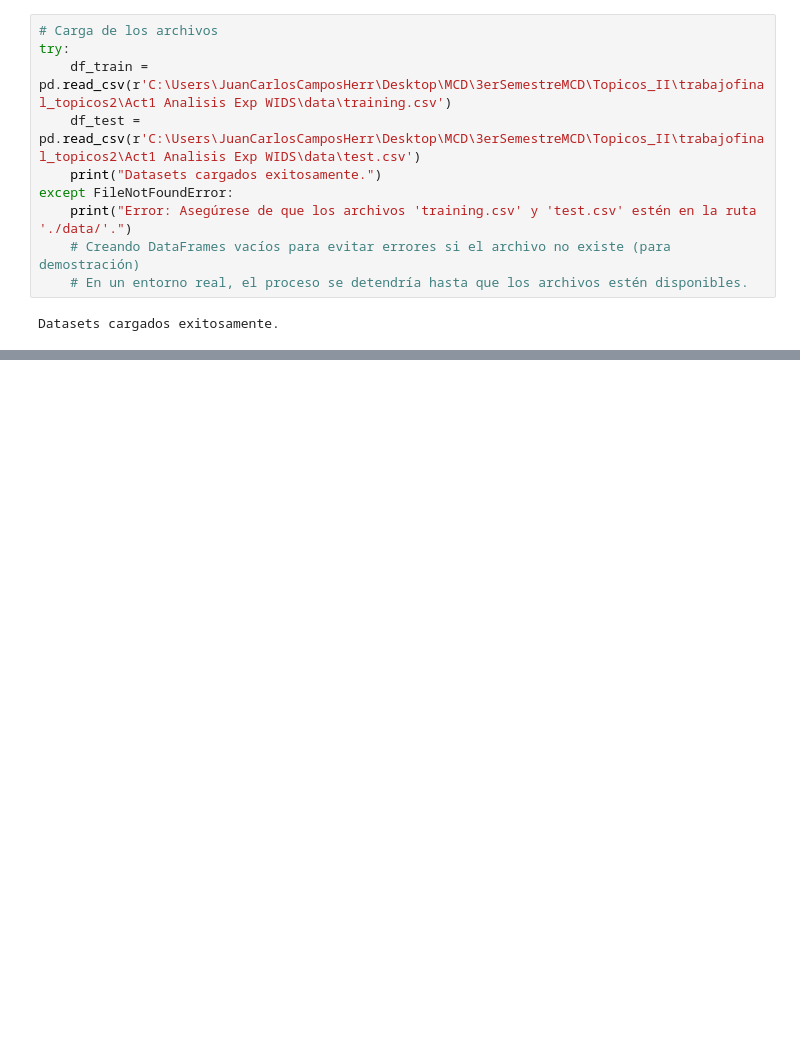
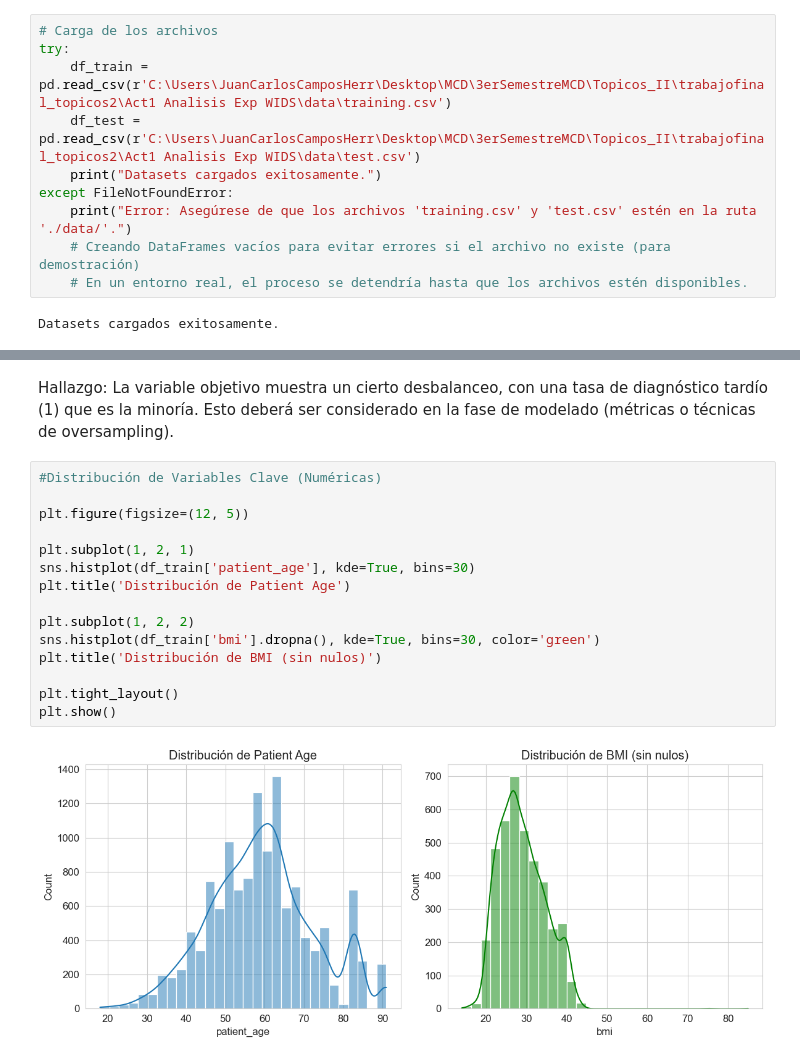
Before and after one commit to JCcampos-png/trabajofinal_topicos2, a Jupyter notebook: Act1 Analisis Exp WIDS/notebooks/analisis_exploratorio.ipynb, the cells around one changed output, grey strips where cells are left out. Cells and saved outputs as stored; diff of their text form; blank space fills up the shorter version.

```diff
--- a/Act1 Analisis Exp WIDS/notebooks/analisis_exploratorio.ipynb
+++ b/Act1 Analisis Exp WIDS/notebooks/analisis_exploratorio.ipynb
@@ -29,0 +278,19 @@ Datasets cargados exitosamente.
+# %% [markdown]
+Hallazgo: La variable objetivo muestra un cierto desbalanceo, con una tasa de diagnóstico tardío (1) que es la minoría. Esto deberá ser considerado en la fase de modelado (métricas o técnicas de oversampling).
+# %%
+#Distribución de Variables Clave (Numéricas)
+
+plt.figure(figsize=(12, 5))
+
+plt.subplot(1, 2, 1)
+sns.histplot(df_train['patient_age'], kde=True, bins=30)
+plt.title('Distribución de Patient Age')
+
+plt.subplot(1, 2, 2)
+sns.histplot(df_train['bmi'].dropna(), kde=True, bins=30, color='green')
+plt.title('Distribución de BMI (sin nulos)')
+
+plt.tight_layout()
+plt.show()
+# %% [output]
+[figure, added]
```
Also changed, not shown: parts of 27 cells of this notebook.
